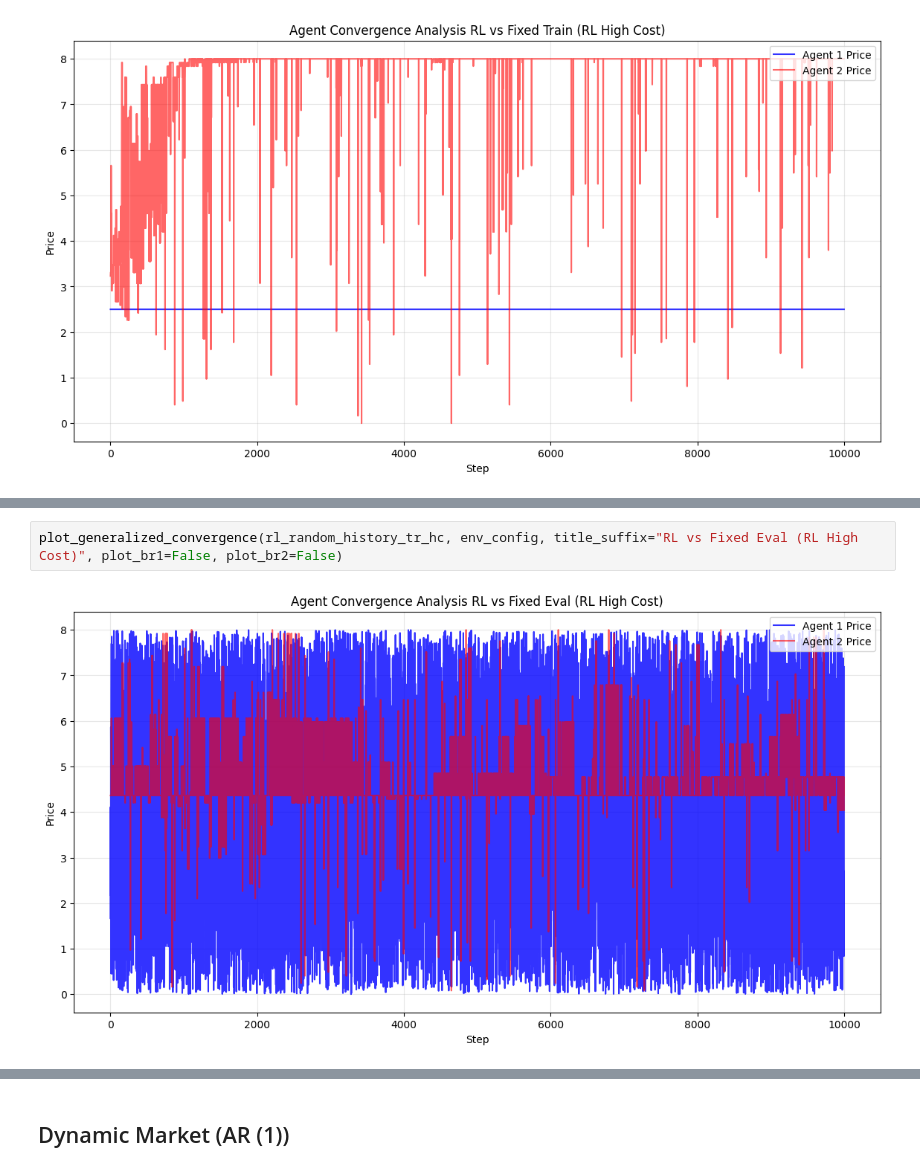
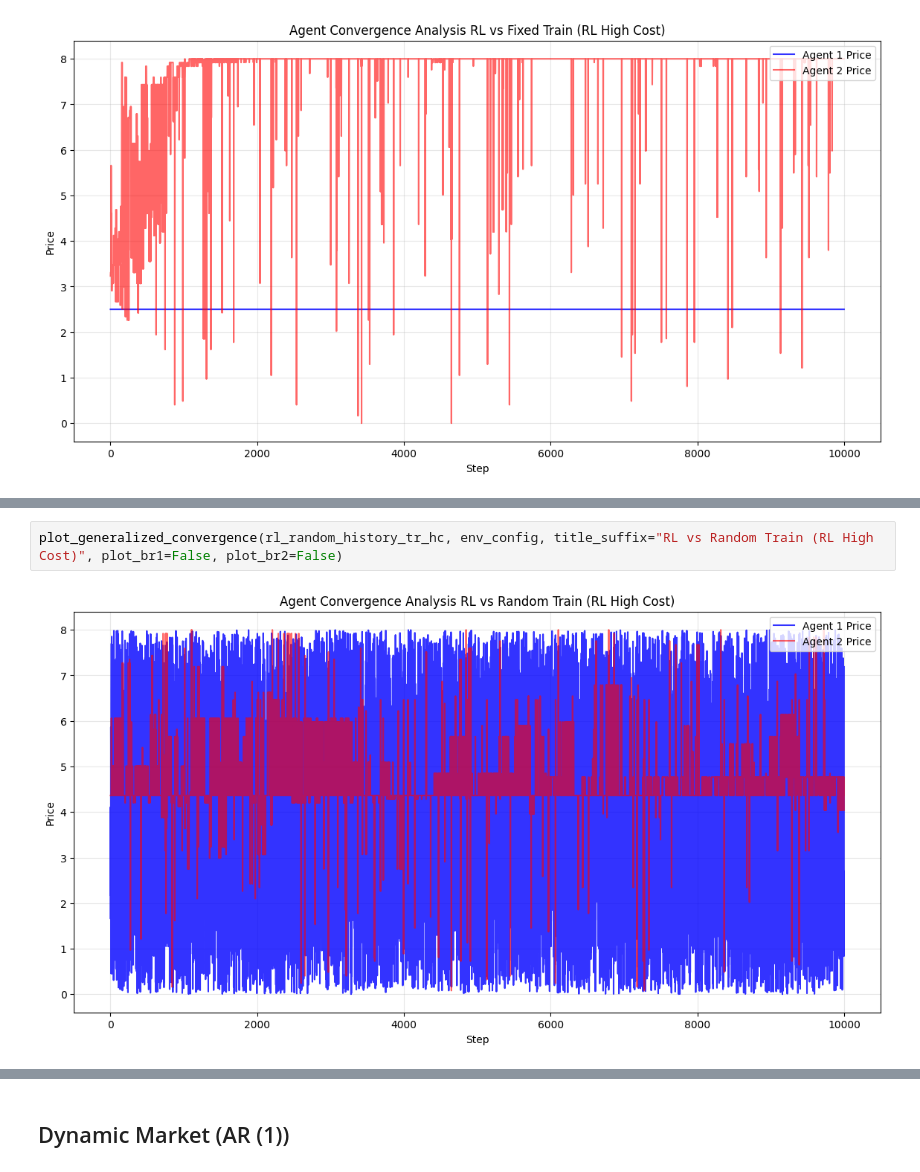
Before and after one commit to alan-w25/cis-6200-final, a Jupyter notebook: market_audit/notebooks/baseline_tests.ipynb, the cells around one changed output, grey strips where cells are left out. Drawn from its saved outputs; the diff is of its cells as text.

```diff
--- a/market_audit/notebooks/baseline_tests.ipynb
+++ b/market_audit/notebooks/baseline_tests.ipynb
@@ -167,7 +167,7 @@ plot_generalized_convergence(rl_fixed_history_ts_hc, env_config, title_suffix="R
 # %% [output]
 [figure]
 # %%
-plot_generalized_convergence(rl_random_history_tr_hc, env_config, title_suffix="RL vs Fixed Eval (RL High Cost)", plot_br1=False, plot_br2=False)
+plot_generalized_convergence(rl_random_history_tr_hc, env_config, title_suffix="RL vs Random Train (RL High Cost)", plot_br1=False, plot_br2=False)
 # %% [output]
-[figure, old version]
+[figure, new version]
 # %%
```
Also changed, not shown: parts of 2 cells of this notebook, 1 other file.
